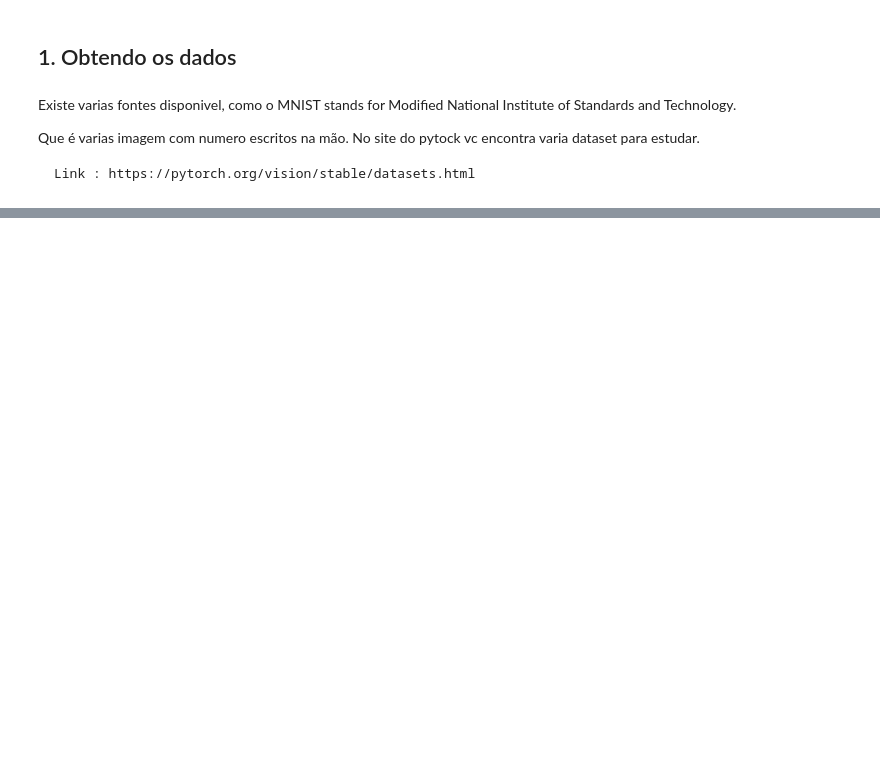
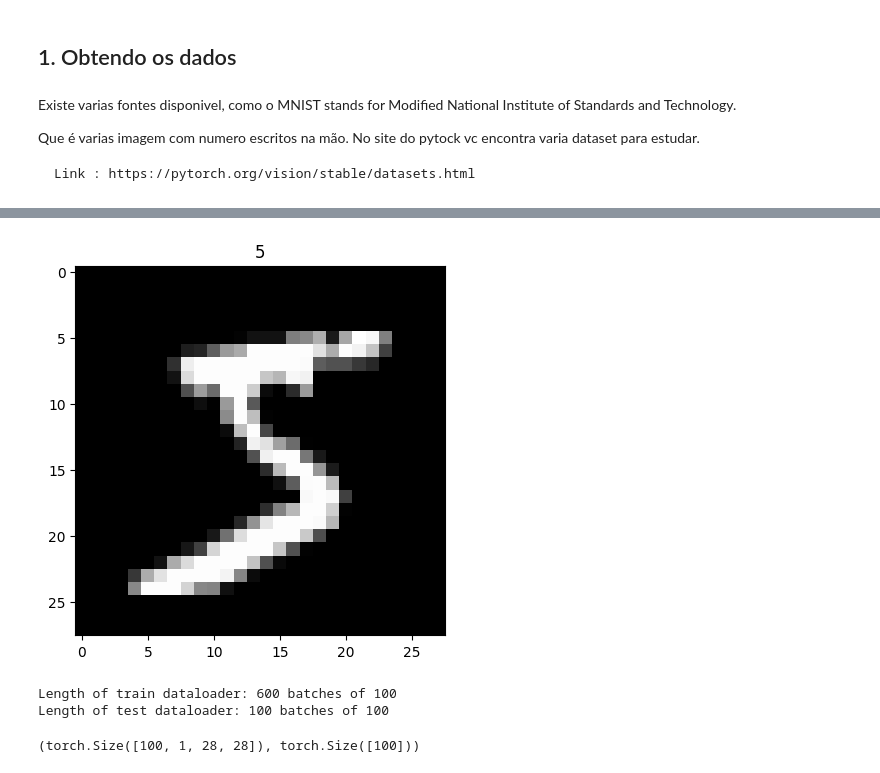
Before and after one commit to GubioGL/Aprendendo_pytorch, a Jupyter notebook: pytorch_learning_03.ipynb, the cells around one changed output, grey strips where cells are left out. Cells and saved outputs as stored; diff of their text form; code cells hidden in the pictures; blank space fills up the shorter version.

```diff
--- a/pytorch_learning_03.ipynb
+++ b/pytorch_learning_03.ipynb
@@ -69,10 +63,10 @@ Que é varias imagem com numero escritos na mão. No site do pytock vc encontra
 # %%
 import torch as tc
 from torch.utils.data import DataLoader
-from  torchvision import datasets
+from torchvision import datasets
 from torchvision.transforms import ToTensor
 
-train_dt = datasets.MNIST(
+train = datasets.MNIST(
     root = "data", # De onde baixar os dados
     train = True, # Pega apenas os dados de treino
     download=True, # Baixar os dados para o disco local
@@ -80,5 +74,12 @@ train_dt = datasets.MNIST(
     #target_transform=None # you can transform labels as well
 )
 
+# Setup testing data
+test = datasets.MNIST(
+    root="data",
+    train=False, # get test data
+    download=True,
+    transform=ToTensor()
+)
 #Se vc tiver no colab pode importa direto.
 #train_dt = DataLoader( "/content/sample_data/mnist_train_small.csv")
@@ -103,0 +101,3 @@ train_dt.
+# %%
+# See first training sample
+image, label = train[0]
@@ -103,0 +135,26 @@ train_dt.
+# %%
+import matplotlib.pyplot as plt
+plt.imshow(image.squeeze(),cmap='gray')
+plt.title(label);
+# %% [output]
+[figure, added]
+# %%
+train = datasets.MNIST(root = "data", train = True, download=True, transform=ToTensor())
+test  = datasets.MNIST(root="data", train=False, download=True, transform=ToTensor())
+
+# Criando os batches
+train_batches = DataLoader(train, batch_size = 100, shuffle=True )
+test_batches = DataLoader(test,batch_size = 100, shuffle=False )
+
+
+print(f"Length of train dataloader: {len(train_batches)} batches of {100}")
+print(f"Length of test dataloader: {len(test_batches)} batches of {100}")
+# %% [output]
+Length of train dataloader: 600 batches of 100
+Length of test dataloader: 100 batches of 100
+# %%
+# Check out what's inside the training dataloader
+train_features_batch, train_labels_batch = next(iter(train_batches))
+train_features_batch.shape, train_labels_batch.shape
+# %% [output]
+(torch.Size([100, 1, 28, 28]), torch.Size([100]))
```
Also changed, not shown: parts of 58 cells of this notebook.
